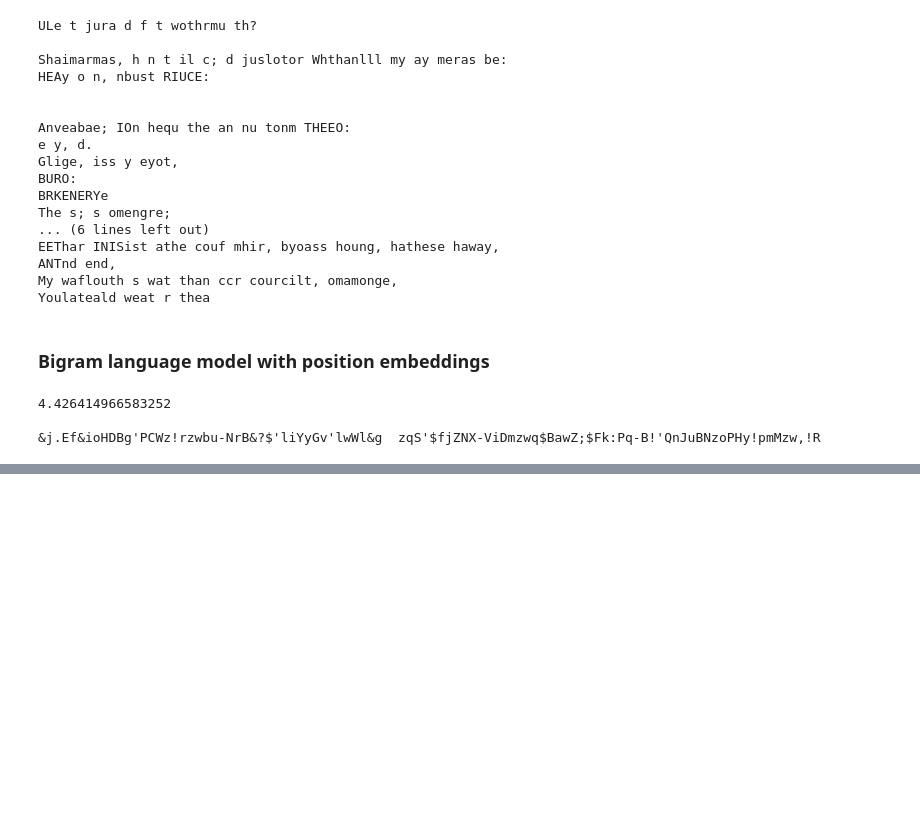
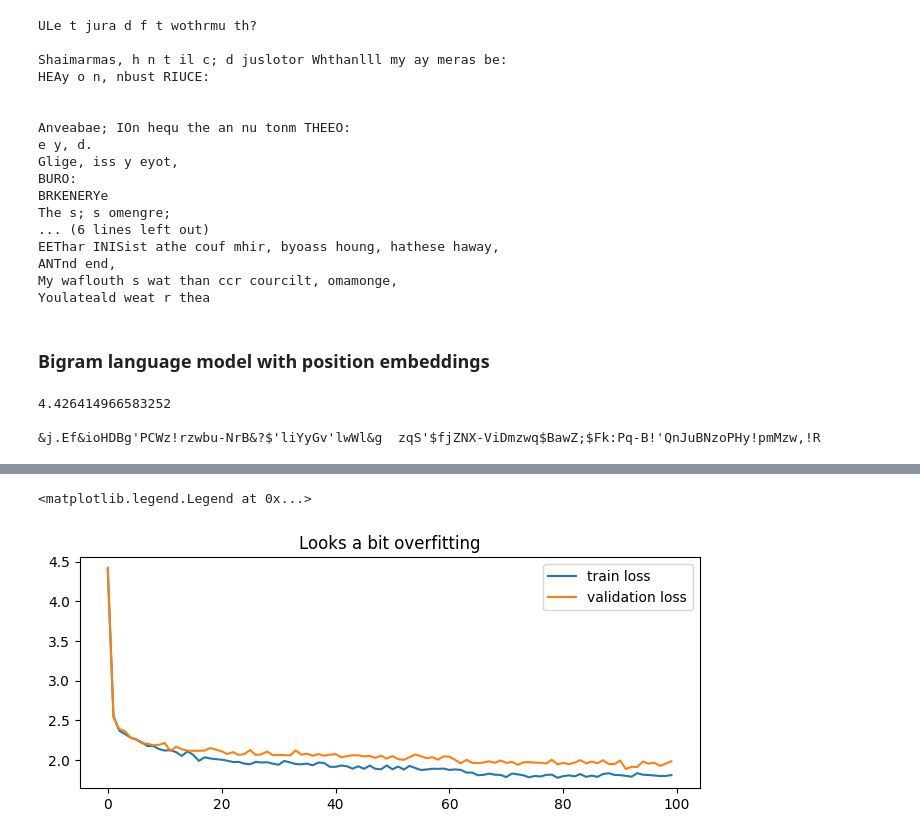
Before and after one commit to ReemBer/gpt-demo, a Jupyter notebook: GPT-tutorial.ipynb, the cells around one changed output, grey strips where cells are left out. Saved outputs shown, nothing was run; the diff lists cells and outputs as text; code cells hidden in the pictures; blank space fills up the shorter version.

```diff
--- a/GPT-tutorial.ipynb
+++ b/GPT-tutorial.ipynb
@@ -1065,0 +784,22 @@ Of hin more ding, gre ith tord, ser! on do thim fait ser sou trok cord you, they
+# %%
+class MultiHeadAttention(nn.Module):
+    def __init__(self, num_heads, head_size, block_size, embedd_dims):
+        super().__init__()
+        self.heads = nn.ModuleList([Head(block_size, embedd_dims, head_size) for i in range(num_heads)])
+        self.projection = nn.Linear(embedd_dims, embedd_dims)
+
+    def forward(self, x):
+        out = torch.cat([h(x) for h in self.heads], dim=-1)
+        return self.projection(out)
+# %%
+class FeedForward(nn.Module):
+    def __init__(self, embedd_dims):
+        super().__init__()
+        self.net = nn.Sequential(
+            nn.Linear(embedd_dims, 4 * embedd_dims),
+            nn.ReLU(inplace=True),
+            nn.Linear(4 * embedd_dims, embedd_dims) # projection layer
+        )
+
+    def forward(self, x):
+        return self.net(x)
@@ -1065,0 +923,12 @@ Of hin more ding, gre ith tord, ser! on do thim fait ser sou trok cord you, they
+# %%
+class Block(nn.Module):
+    def __init__(self, num_heads, block_size, embedd_dims):
+        super().__init__()
+        head_size = embedd_dims // num_heads
+        self.self_attention_heads = MultiHeadAttention(num_heads, head_size, block_size, embedd_dims)
+        self.feedforward = FeedForward(embedd_dims)
+
+    def forward(self, x):
+        x = x + self.self_attention_heads(x)
+        x = x + self.feedforward(x)
+        return x
@@ -1065,0 +1018,9 @@ Of hin more ding, gre ith tord, ser! on do thim fait ser sou trok cord you, they
+# %%
+fig, ax_l = plt.subplots(1, 1, figsize=(8,3))
+ax_l.plot(np.array(loss_history["train"]).flatten(), label = 'train loss')
+ax_l.plot(np.array(loss_history["val"]).flatten(), label = 'validation loss')
+ax_l.set_title('Looks a bit overfitting')
+ax_l.legend()
+# %% [output]
+<matplotlib.legend.Legend at 0x...>
+[figure, added]
```
Also changed, not shown: parts of 49 cells of this notebook.
